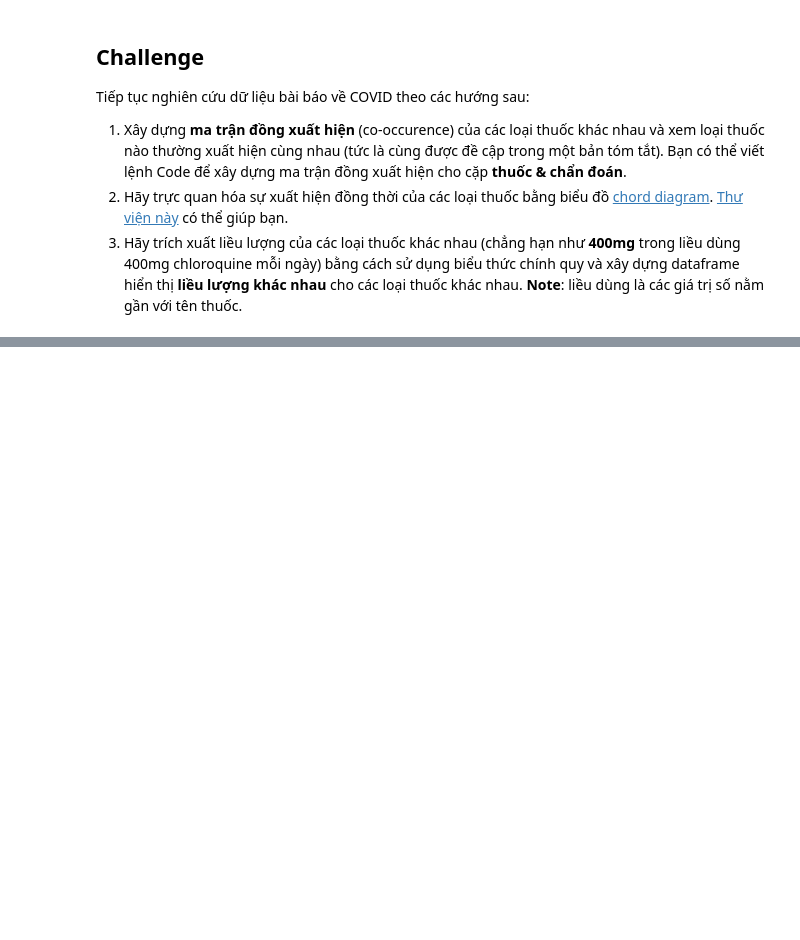
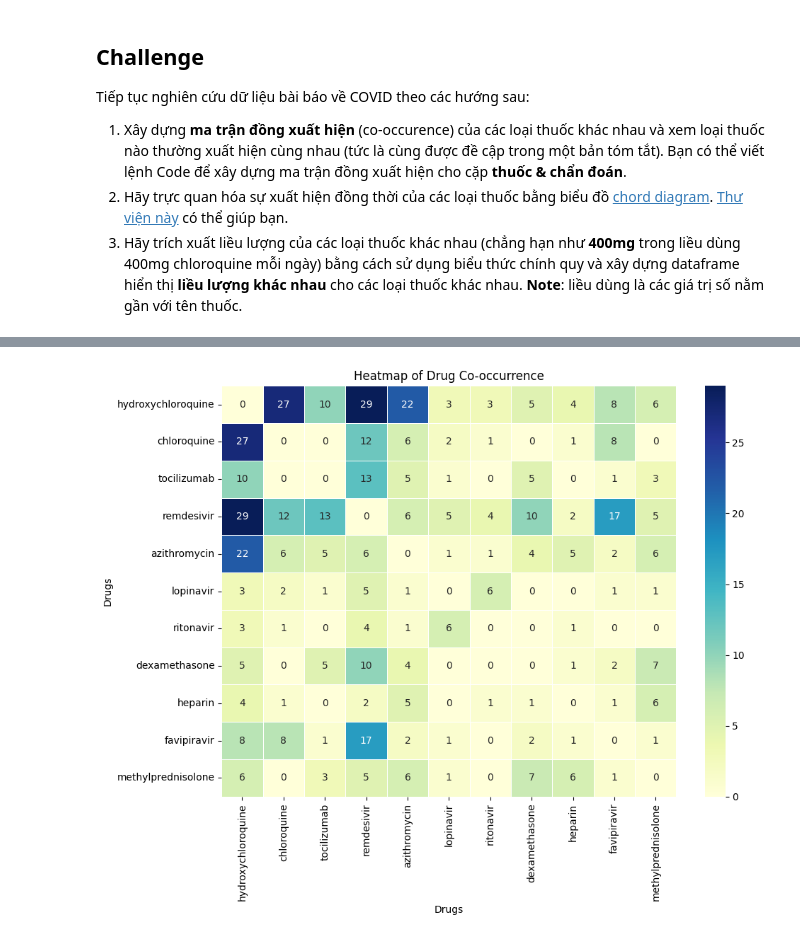
Before and after one commit to hoanglong8/Microsoft-DS-for-beginners, a Jupyter notebook: 2-Working-With-Data/07-python/translations/02.07.notebook-papers.ipynb, the cells around one changed output, grey strips where cells are left out. Saved outputs shown, nothing was run; the diff lists cells and outputs as text; code cells hidden in the pictures; blank space fills up the shorter version.

```diff
--- a/2-Working-With-Data/07-python/translations/02.07.notebook-papers.ipynb
+++ b/2-Working-With-Data/07-python/translations/02.07.notebook-papers.ipynb
@@ -332,0 +432,3 @@ df['tokens'] = df['abstract'].apply(clean_and_tokenize)
+# %%
+# Bước 2: Xử lý dữ liệu - Bỏ qua các dòng có giá trị NaN trong cột 'abstract'
+df = df[df['abstract'].notna()]
@@ -332,0 +457,20 @@ df['tokens'] = df['abstract'].apply(clean_and_tokenize)
+# %%
+# Bước 3: Khởi tạo ma trận đồng xuất hiện (co-occurrence matrix) với giá trị mặc định là 0
+cooccurrence_matrix = pd.DataFrame(np.zeros((len(drugs_list), len(drugs_list))),
+                                    index=drugs_list, columns=drugs_list)
+
+# Duyệt qua từng hàng trong DataFrame
+for i, row in df.iterrows():
+    # Tìm các thuốc xuất hiện trong abstract (chuẩn hóa tên thuốc trước)
+    drugs_in_abstract = [drug for drug in drugs_list if drug in row['tokens']]
+
+    # Cập nhật ma trận đồng xuất hiện
+    for i in range(len(drugs_in_abstract)):
+        for j in range(i + 1, len(drugs_in_abstract)):
+            drug1 = drugs_in_abstract[i]
+            drug2 = drugs_in_abstract[j]
+            cooccurrence_matrix.at[drug1, drug2] += 1
+            cooccurrence_matrix.at[drug2, drug1] += 1
+
+# Kiểm tra ma trận đồng xuất hiện
+print(cooccurrence_matrix)
@@ -332,0 +495,21 @@ df['tokens'] = df['abstract'].apply(clean_and_tokenize)
+# %%
+# Bước 4: Trực quan hóa
+import seaborn as sns
+import matplotlib.pyplot as plt
+
+# Vẽ heatmap cho ma trận đồng xuất hiện
+plt.figure(figsize=(10, 8))  # Điều chỉnh kích thước biểu đồ cho phù hợp
+
+# Vẽ heatmap sử dụng seaborn
+sns.heatmap(cooccurrence_matrix, annot=True, cmap='YlGnBu', fmt='g', linewidths=0.5)
+
+# Tiêu đề và nhãn
+plt.title('Heatmap of Drug Co-occurrence')
+plt.xlabel('Drugs')
+plt.ylabel('Drugs')
+
+# Hiển thị biểu đồ
+plt.tight_layout()
+plt.show()
+# %% [output]
+[figure, added]
```
Also changed, not shown: parts of 18 cells of this notebook.
